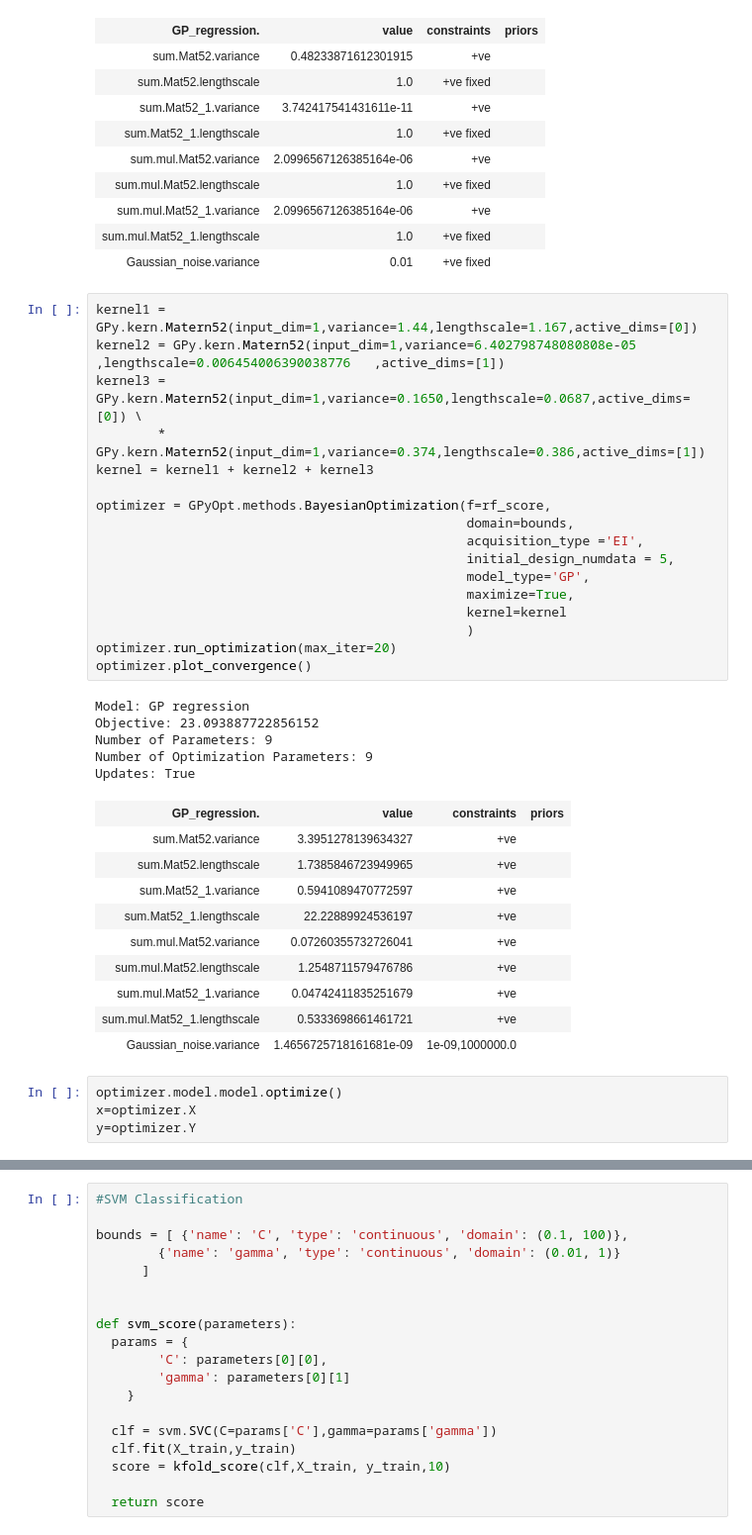
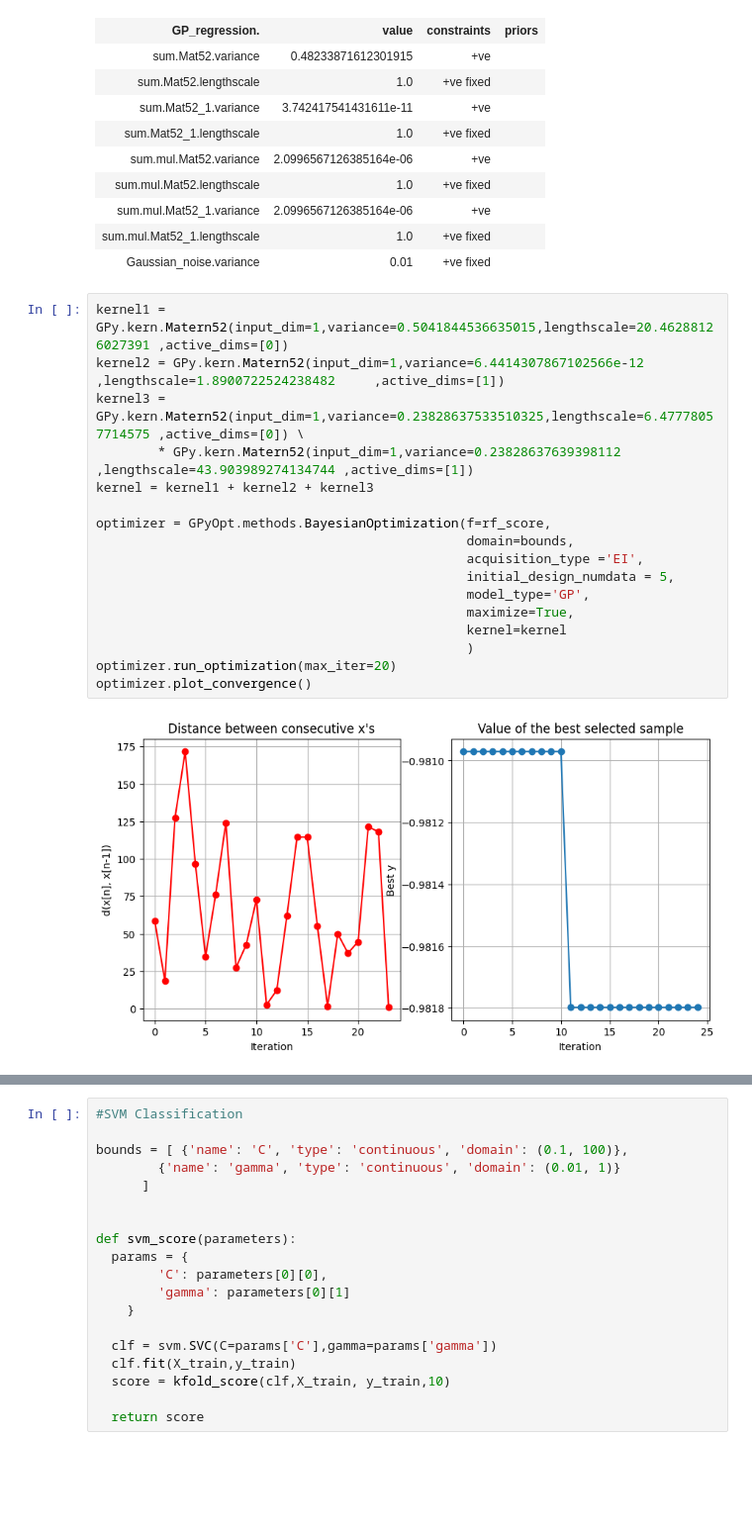
Before and after one commit to shin0105/4YP, a Jupyter notebook: test1.ipynb, the cells around one changed output, grey strips where cells are left out. Shown at 99% size. Drawn from its saved outputs; the diff is of its cells as text; blank space fills up the shorter version.

```diff
--- a/test1.ipynb
+++ b/test1.ipynb
@@ -371,39 +371,21 @@ Updates: True
 | sum.mul.Mat52_1.lengthscale | 1.0 | +ve fixed |  |
 | Gaussian_noise.variance | 0.01 | +ve fixed |  |
 # %%
-kernel1 = GPy.kern.Matern52(input_dim=1,variance=1.44,lengthscale=1.167,active_dims=[0])
-kernel2 = GPy.kern.Matern52(input_dim=1,variance=6.402798748080808e-05	,lengthscale=0.006454006390038776	,active_dims=[1])
-kernel3 = GPy.kern.Matern52(input_dim=1,variance=0.1650,lengthscale=0.0687,active_dims=[0]) \
-        * GPy.kern.Matern52(input_dim=1,variance=0.374,lengthscale=0.386,active_dims=[1])
+kernel1 = GPy.kern.Matern52(input_dim=1,variance=0.5041844536635015,lengthscale=20.46288126027391	,active_dims=[0])
+kernel2 = GPy.kern.Matern52(input_dim=1,variance=6.4414307867102566e-12		,lengthscale=1.8900722524238482		,active_dims=[1])
+kernel3 = GPy.kern.Matern52(input_dim=1,variance=0.23828637533510325,lengthscale=6.47778057714575	,active_dims=[0]) \
+        * GPy.kern.Matern52(input_dim=1,variance=0.23828637639398112	,lengthscale=43.903989274134744	,active_dims=[1])
 kernel = kernel1 + kernel2 + kernel3
 
 optimizer = GPyOpt.methods.BayesianOptimization(f=rf_score,
                                                 domain=bounds,
                                                 acquisition_type ='EI',
                                                 initial_design_numdata = 5,
                                                 model_type='GP',
                                                 maximize=True,
                                                 kernel=kernel
                                                 )
 optimizer.run_optimization(max_iter=20)
 optimizer.plot_convergence()
 # %% [output]
-Model: GP regression
-Objective: 23.093887722856152
-Number of Parameters: 9
-Number of Optimization Parameters: 9
-Updates: True
-| GP_regression. | value | constraints | priors |
-| sum.Mat52.variance | 3.3951278139634327 | +ve |  |
-| sum.Mat52.lengthscale | 1.7385846723949965 | +ve |  |
-| sum.Mat52_1.variance | 0.5941089470772597 | +ve |  |
-| sum.Mat52_1.lengthscale | 22.22889924536197 | +ve |  |
-| sum.mul.Mat52.variance | 0.07260355732726041 | +ve |  |
-| sum.mul.Mat52.lengthscale | 1.2548711579476786 | +ve |  |
-| sum.mul.Mat52_1.variance | 0.04742411835251679 | +ve |  |
-| sum.mul.Mat52_1.lengthscale | 0.5333698661461721 | +ve |  |
-| Gaussian_noise.variance | 1.4656725718161681e-09 | 1e-09,1000000.0 |  |
+[figure, added]
-# %%
-optimizer.model.model.optimize()
-x=optimizer.X
-y=optimizer.Y
```
Also changed, not shown: parts of 35 cells of this notebook.
